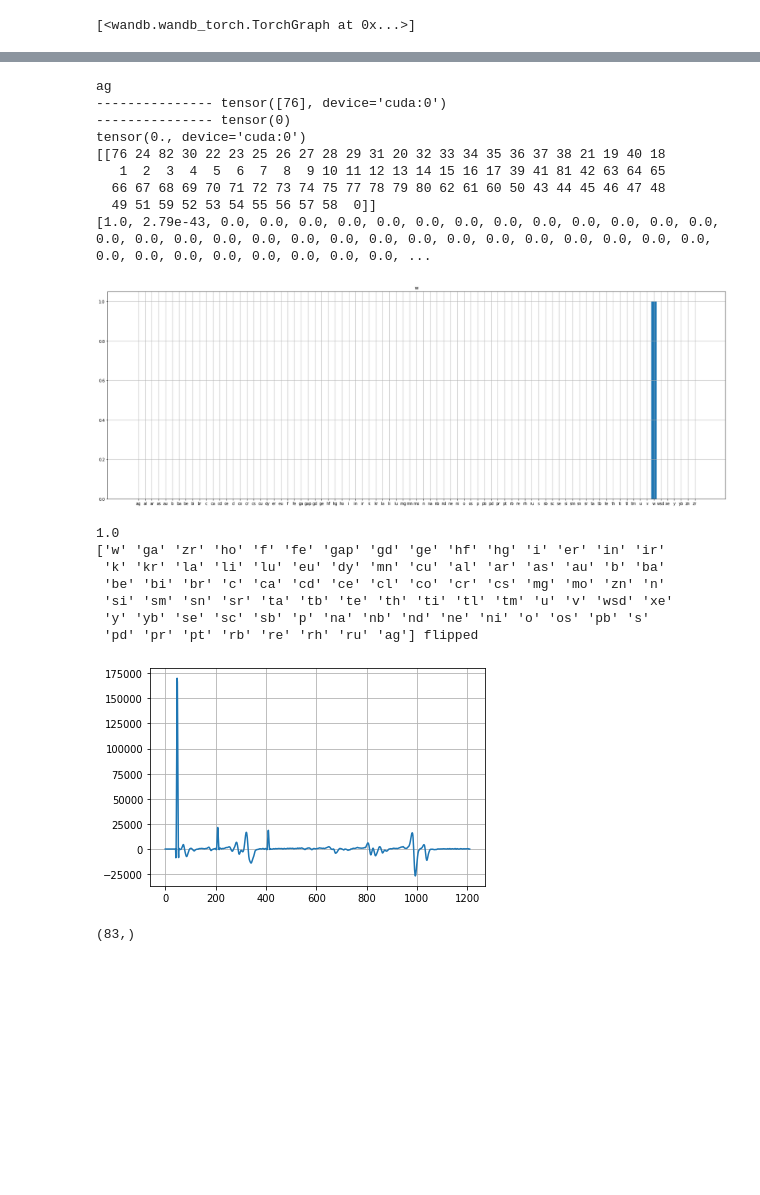
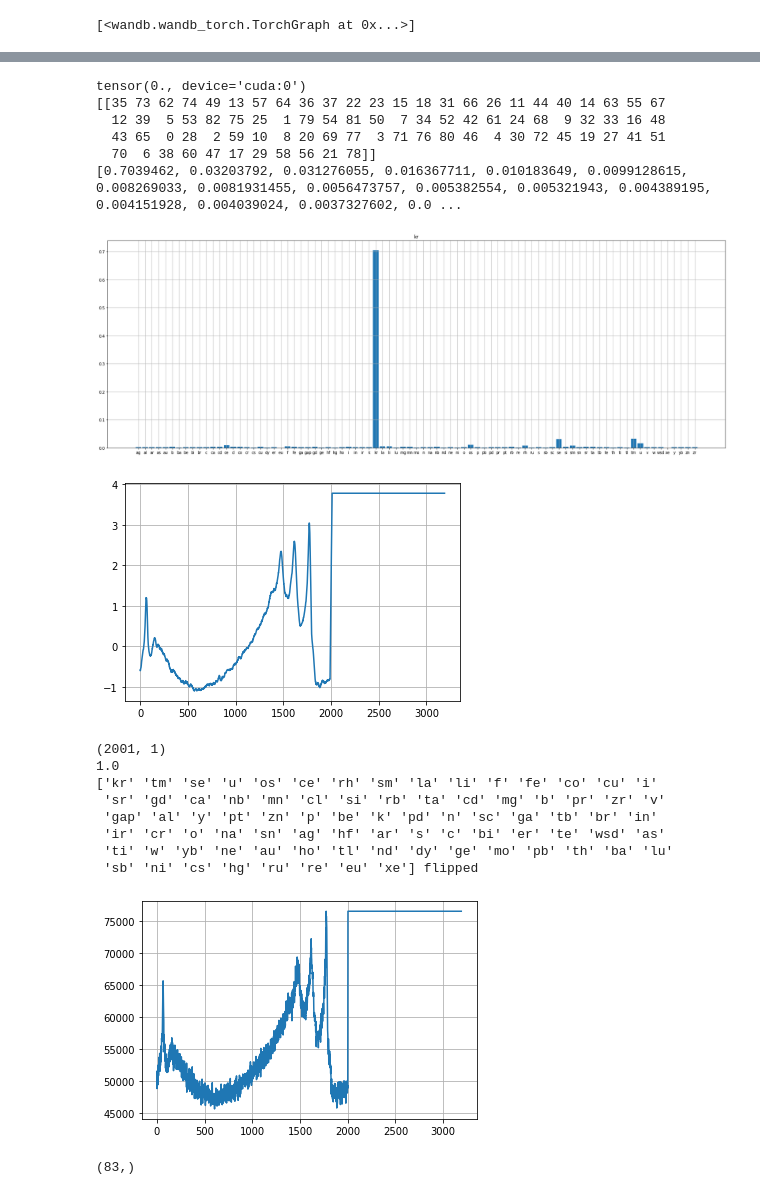
Before and after one commit to abdalazizrashid/Auger-Electron-Spectroscopy, a Jupyter notebook: Copy_of_XPS_Paper.ipynb, the cells around one changed output, grey strips where cells are left out. Saved outputs shown, nothing was run; the diff lists cells and outputs as text; code cells hidden in the pictures; blank space fills up the shorter version.

```diff
--- a/Copy_of_XPS_Paper.ipynb
+++ b/Copy_of_XPS_Paper.ipynb
@@ -117,8 +117,8 @@ def pad(x):
 X = []
 Y = []
 for i in range(len(dataset)):
-    tmp = smoothdiffS7D7(pad(norm(dataset[i])))
-    #tmp = pad(norm(dataset[i]))
+    #tmp = smoothdiffS7D7(pad(norm(dataset[i])))
+    tmp = pad(norm(dataset[i]))
 
     plt.plot(tmp)
     Y.append(tmp)
@@ -324,7 +292,9 @@ class Simple1DCNN(torch.nn.Module):
         f_4 = self.relu(f_4)
         f_4 = self.qu_dense2(f_4)
         #f_4 = self.sigmoid(f_4)
-       # f_4 = self.norm(f_4)
+        f_4 = self.norm(f_4)
+
+
 
 
 
@@ -410,7 +400,7 @@ tensor(5.4764)
 
 loss_fn = dirloss #cross_entropy_one_hot
 learning_rate = 3e-3
-optimizer = torch.optim.Adam(model.parameters(), lr=learning_rate)
+optimizer = torch.optim.AdamW(model.parameters(), lr=learning_rate)
 step_size = 4*len(trainloader)
 clr = cyclical_lr(step_size)
 #scheduler = torch.optim.lr_scheduler.LambdaLR(optimizer, [clr])
@@ -537,58 +583,70 @@ def load_checkpoint(filepath):
     model#.eval()
     return model
 
-model = load_checkpoint('1.0.pth').to(cuda)
+model = load_checkpoint('0.96_mixtures_nodiff.pth').to(cuda)
 # %%
 import json
 plt.figure(figsize=(29, 10))
 cuda = torch.device('cuda:0')
 
-data = json.load(open("/home/master/Notebook/AES_DATABASE/json/001ZnOe27.json"))
-infre = torch.tensor(smoothdiffS7D7((norm(data["Specs"]))), device=cuda).float().view(1, 1, -1)
+data = json.load(open("/home/master/Notebook/AES_DATABASE/json/001CuI13.json"))
+#infre = torch.tensor(smoothdiffS7D7((pad(norm(data["Specs"])))), device=cuda).float().view(1, 1, -1)
+infre = torch.tensor((pad(norm(data["Specs"]))), device=cuda).float().view(1, 1, -1)
+
+
+avg = torch.nn.AvgPool1d(kernel_size=21, padding=10, count_include_pad=False, stride=1)
+
+infre = avg(infre)
+
 
 uniq_elements = list(sorted(set(elements)))
 idx = 1
-#nfre = Data(Y, elements)[idx][0].view(1, 1, -1).float().to(cuda)
+#infre = Data(Y, elements)[idx][0].view(1, 1, -1).float().to(cuda)
 target = Data(Y, elements)[idx][1]
-print(Data(Y, elements)[idx][2])
+# print(Data(Y, elements)[idx][2])
 results = model.forward(infre)[0]
 print(accuracy(results, target))
 sx = torch.nn.Softmax(dim=-1)
 results = sx(results).cpu().detach().numpy()
 plt.bar(uniq_elements, results[0][:])
 plt.title(uniq_elements[np.argmax(results)])
 print(np.flip(np.argsort(results)))
 print(sorted(results[0], reverse=True))
 plt.show()
-plt.plot(smoothdiffS7D7(data["Specs"]))
+
+
+
+plt.plot(infre.cpu().numpy()[0].reshape(-1, 1))
+plt.show()
+plt.plot(pad(data["Specs"]))
+print(smooth.shape)
 print(results.sum())
 
 
 
 #########################
 exs = []
 for item in np.argsort(results)[0]:
   exs.append((sorted(set(elements))[item]))
 print(np.flip(exs), "flipped")
 # %% [output]
-ag
---------------- tensor([76], device='cuda:0')
---------------- tensor(0)
 tensor(0., device='cuda:0')
-[[76 24 82 30 22 23 25 26 27 28 29 31 20 32 33 34 35 36 37 38 21 19 40 18
-   1  2  3  4  5  6  7  8  9 10 11 12 13 14 15 16 17 39 41 81 42 63 64 65
-  66 67 68 69 70 71 72 73 74 75 77 78 79 80 62 61 60 50 43 44 45 46 47 48
-  49 51 59 52 53 54 55 56 57 58  0]]
-[1.0, 2.79e-43, 0.0, 0.0, 0.0, 0.0, 0.0, 0.0, 0.0, 0.0, 0.0, 0.0, 0.0, 0.0, 0.0, 0.0, 0.0, 0.0, 0.0, 0.0, 0.0, 0.0, 0.0, 0.0, 0.0, 0.0, 0.0, 0.0, 0.0, 0.0, 0.0, 0.0, 0.0, 0.0, 0.0, 0.0, 0.0, 0.0, 0.0, ...
+[[35 73 62 74 49 13 57 64 36 37 22 23 15 18 31 66 26 11 44 40 14 63 55 67
+  12 39  5 53 82 75 25  1 79 54 81 50  7 34 52 42 61 24 68  9 32 33 16 48
+  43 65  0 28  2 59 10  8 20 69 77  3 71 76 80 46  4 30 72 45 19 27 41 51
+  70  6 38 60 47 17 29 58 56 21 78]]
+[0.7039462, 0.03203792, 0.031276055, 0.016367711, 0.010183649, 0.0099128615, 0.008269033, 0.0081931455, 0.0056473757, 0.005382554, 0.005321943, 0.004389195, 0.004151928, 0.004039024, 0.0037327602, 0.0 ...
-[figure, old version]
+[figure, new version]
+[figure, new version]
+(2001, 1)
 1.0
-['w' 'ga' 'zr' 'ho' 'f' 'fe' 'gap' 'gd' 'ge' 'hf' 'hg' 'i' 'er' 'in' 'ir'
- 'k' 'kr' 'la' 'li' 'lu' 'eu' 'dy' 'mn' 'cu' 'al' 'ar' 'as' 'au' 'b' 'ba'
- 'be' 'bi' 'br' 'c' 'ca' 'cd' 'ce' 'cl' 'co' 'cr' 'cs' 'mg' 'mo' 'zn' 'n'
- 'si' 'sm' 'sn' 'sr' 'ta' 'tb' 'te' 'th' 'ti' 'tl' 'tm' 'u' 'v' 'wsd' 'xe'
- 'y' 'yb' 'se' 'sc' 'sb' 'p' 'na' 'nb' 'nd' 'ne' 'ni' 'o' 'os' 'pb' 's'
- 'pd' 'pr' 'pt' 'rb' 're' 'rh' 'ru' 'ag'] flipped
+['kr' 'tm' 'se' 'u' 'os' 'ce' 'rh' 'sm' 'la' 'li' 'f' 'fe' 'co' 'cu' 'i'
+ 'sr' 'gd' 'ca' 'nb' 'mn' 'cl' 'si' 'rb' 'ta' 'cd' 'mg' 'b' 'pr' 'zr' 'v'
+ 'gap' 'al' 'y' 'pt' 'zn' 'p' 'be' 'k' 'pd' 'n' 'sc' 'ga' 'tb' 'br' 'in'
+ 'ir' 'cr' 'o' 'na' 'sn' 'ag' 'hf' 'ar' 's' 'c' 'bi' 'er' 'te' 'wsd' 'as'
+ 'ti' 'w' 'yb' 'ne' 'au' 'ho' 'tl' 'nd' 'dy' 'ge' 'mo' 'pb' 'th' 'ba' 'lu'
+ 'sb' 'ni' 'cs' 'hg' 'ru' 're' 'eu' 'xe'] flipped
-[figure, old version]
+[figure, added]
 # %%
 print(results[0].shape)
 len(set(elements))
```
Also changed, not shown: parts of 17 cells of this notebook.
